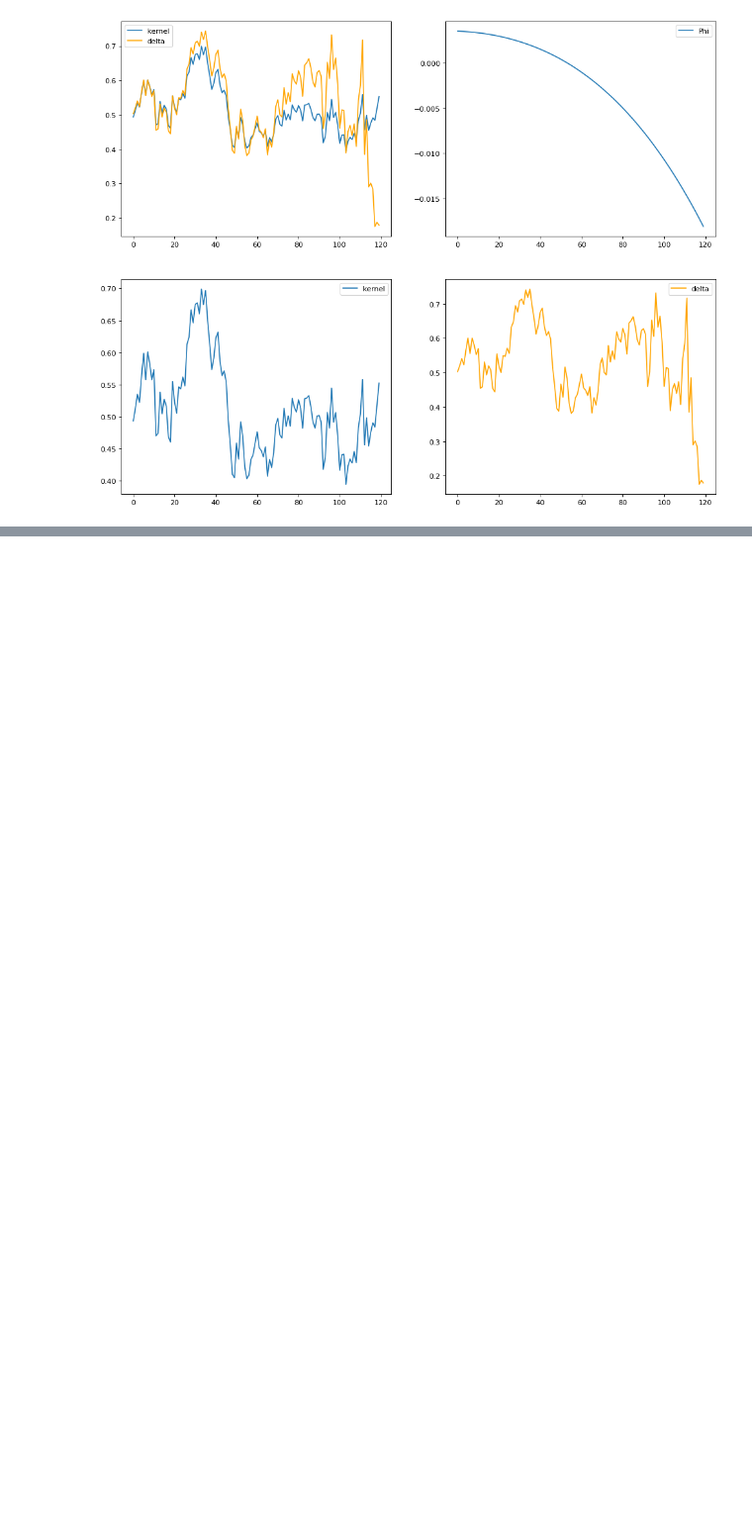
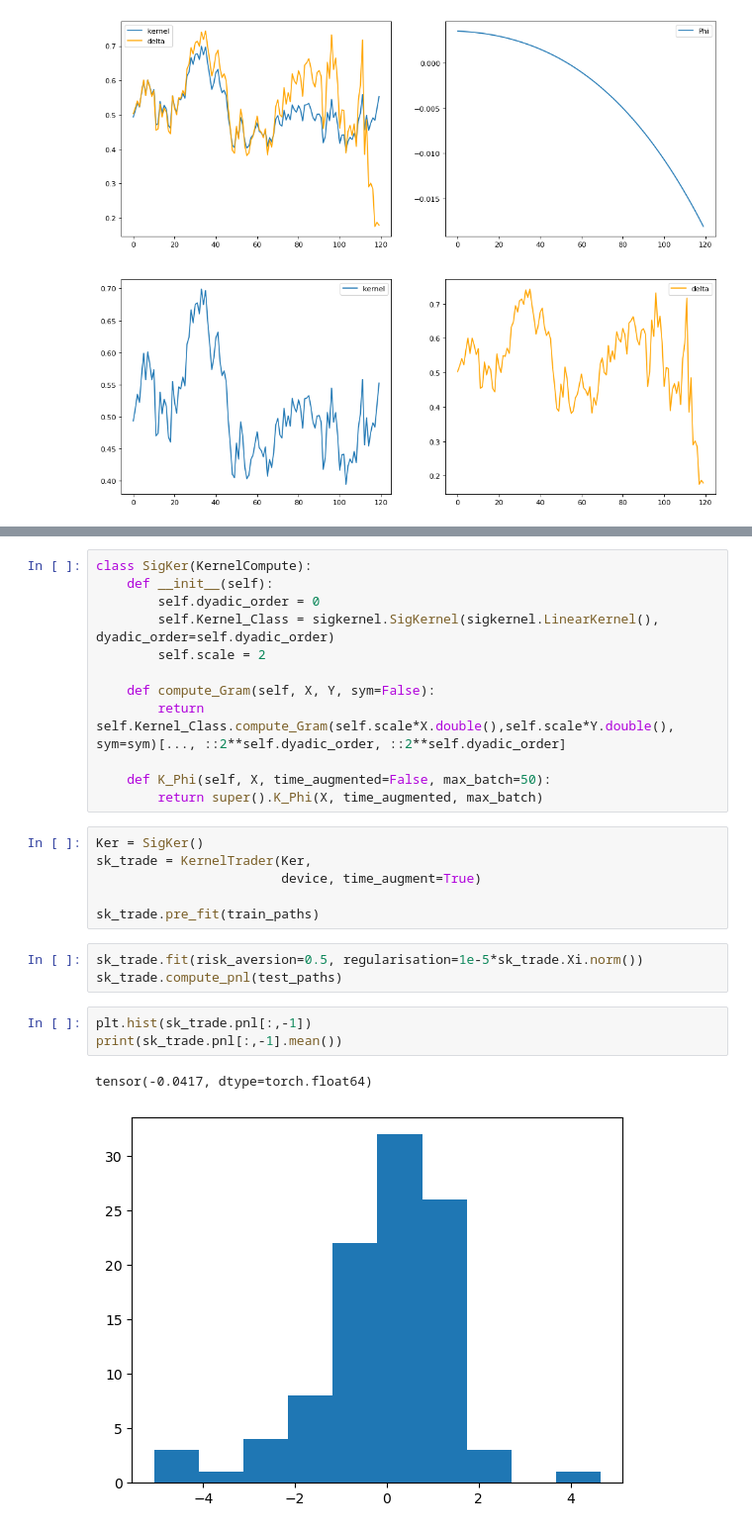
Before and after one commit to crispitagorico/stochastic_optimisation, a Jupyter notebook: kernel_hedge/notebooks/debug.ipynb, the cells around one changed output, grey strips where cells are left out. Shown: that part at 99% size. Cells and saved outputs as stored; diff of their text form; blank space fills up the shorter version.

```diff
--- a/kernel_hedge/notebooks/debug.ipynb
+++ b/kernel_hedge/notebooks/debug.ipynb
@@ -192,0 +237,27 @@ Difference: tensor(0.0095, dtype=torch.float64)
+# %%
+class SigKer(KernelCompute):
+    def __init__(self):
+        self.dyadic_order = 0
+        self.Kernel_Class = sigkernel.SigKernel(sigkernel.LinearKernel(), dyadic_order=self.dyadic_order)
+        self.scale = 2
+
+    def compute_Gram(self, X, Y, sym=False):
+        return self.Kernel_Class.compute_Gram(self.scale*X.double(),self.scale*Y.double(), sym=sym)[..., ::2**self.dyadic_order, ::2**self.dyadic_order]
+
+    def K_Phi(self, X, time_augmented=False, max_batch=50):
+        return super().K_Phi(X, time_augmented, max_batch)
+# %%
+Ker = SigKer()
+sk_trade = KernelTrader(Ker,
+                        device, time_augment=True)
+
+sk_trade.pre_fit(train_paths)
+# %%
+sk_trade.fit(risk_aversion=0.5, regularisation=1e-5*sk_trade.Xi.norm())
+sk_trade.compute_pnl(test_paths)
+# %%
+plt.hist(sk_trade.pnl[:,-1])
+print(sk_trade.pnl[:,-1].mean())
+# %% [output]
+tensor(-0.0417, dtype=torch.float64)
+[figure, added]
```
Also changed, not shown: parts of 10 cells of this notebook, 1 other file.
